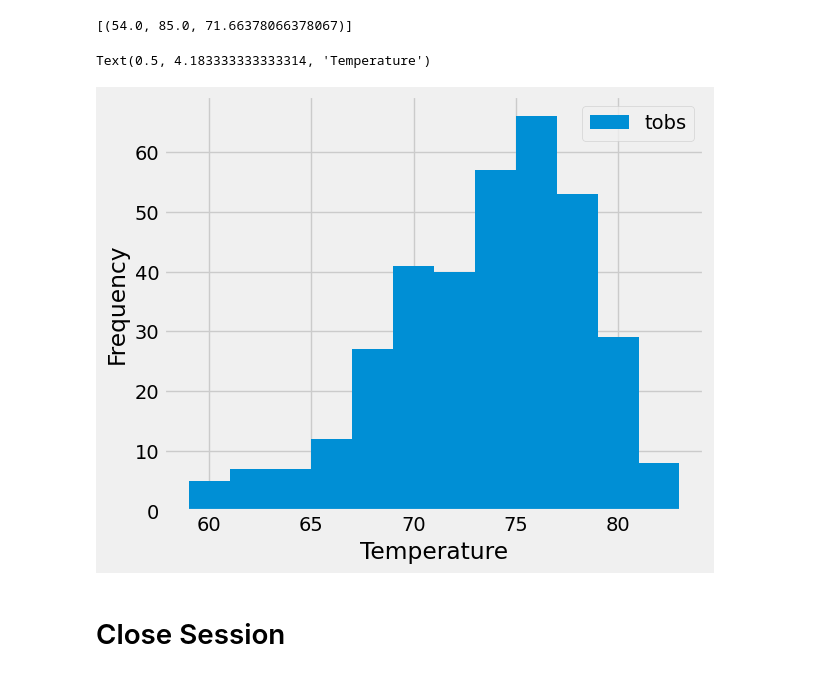
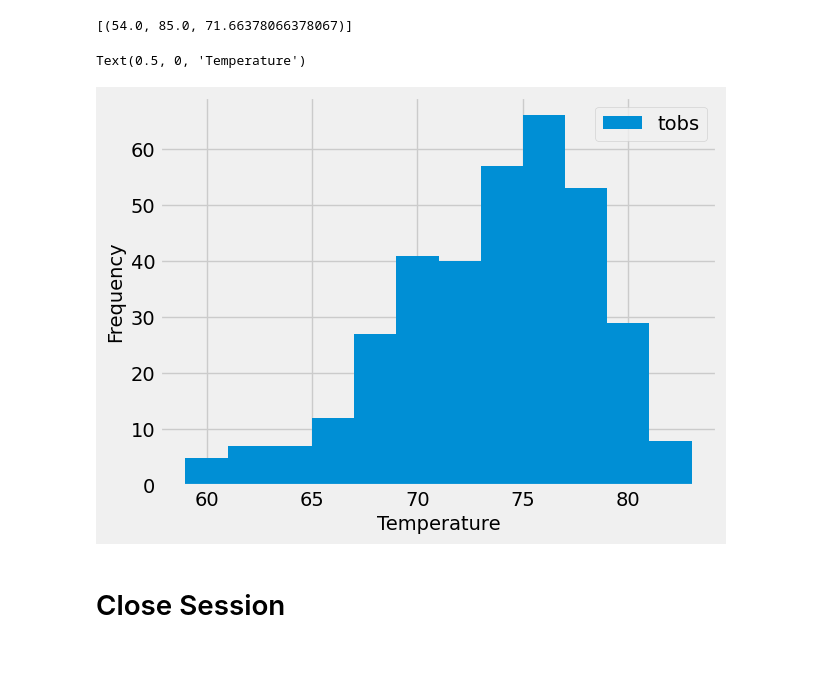
Before and after one commit to AdalbertPayan/sqlalchemy-challenge, a Jupyter notebook: SurfsUp/climate_starter.ipynb, the cells around one changed output. Saved outputs shown, nothing was run; the diff lists cells and outputs as text; code cells hidden in the pictures.

```diff
--- a/SurfsUp/climate_starter.ipynb
+++ b/SurfsUp/climate_starter.ipynb
@@ -19,6 +18,6 @@ from sqlalchemy import create_engine
 # %%
 # create engine to hawaii.sqlite
-engine = create_engine(f"sqlite:///Resources/hawaii.sqlite")
+engine = create_engine("sqlite:///Resources/hawaii.sqlite")
 # %%
 # reflect an existing database into a new model
 Base = automap_base()
@@ -34,8 +39,11 @@ OperationalError: (sqlite3.OperationalError) unable to open database file
 ['measurement', 'station']
 # %%
 # Save references to each table
+Measurement = Base.classes.measurement
+Station = Base.classes.station
 # %%
 # Create our session (link) from Python to the DB
+session = Session(engine)
 # %% [markdown]
 # Exploratory Precipitation Analysis
 # %%
@@ -100,9 +120,23 @@ Text(0, 0.5, 'Inches')
 # %%
 # Using the most active station id
 # Query the last 12 months of temperature observation data for this station and plot the results as a histogram
+year_ago = dt.date(2017, 8, 23) - dt.timedelta(days=365)
+year_ago
+
+frequent_station_temps = session.query(Measurement.tobs).\
+    filter(Measurement.station == "USC00519281").\
+    filter(Measurement.date >= year_ago).\
+    all()
+
+frequent_station_temps
+
+df2 = pd.DataFrame(frequent_station_temps, columns = ["tobs"])
+df2
+
+df2.plot.hist(bins = 12).set_xlabel("Temperature")
 # %% [output]
-Text(0.5, 4.183333333333314, 'Temperature')
+Text(0.5, 0, 'Temperature')
-[figure, old version]
+[figure, new version]
 # %% [markdown]
 # Close Session
 # %%
```
Also changed, not shown: parts of 10 cells of this notebook, 4 other files.
